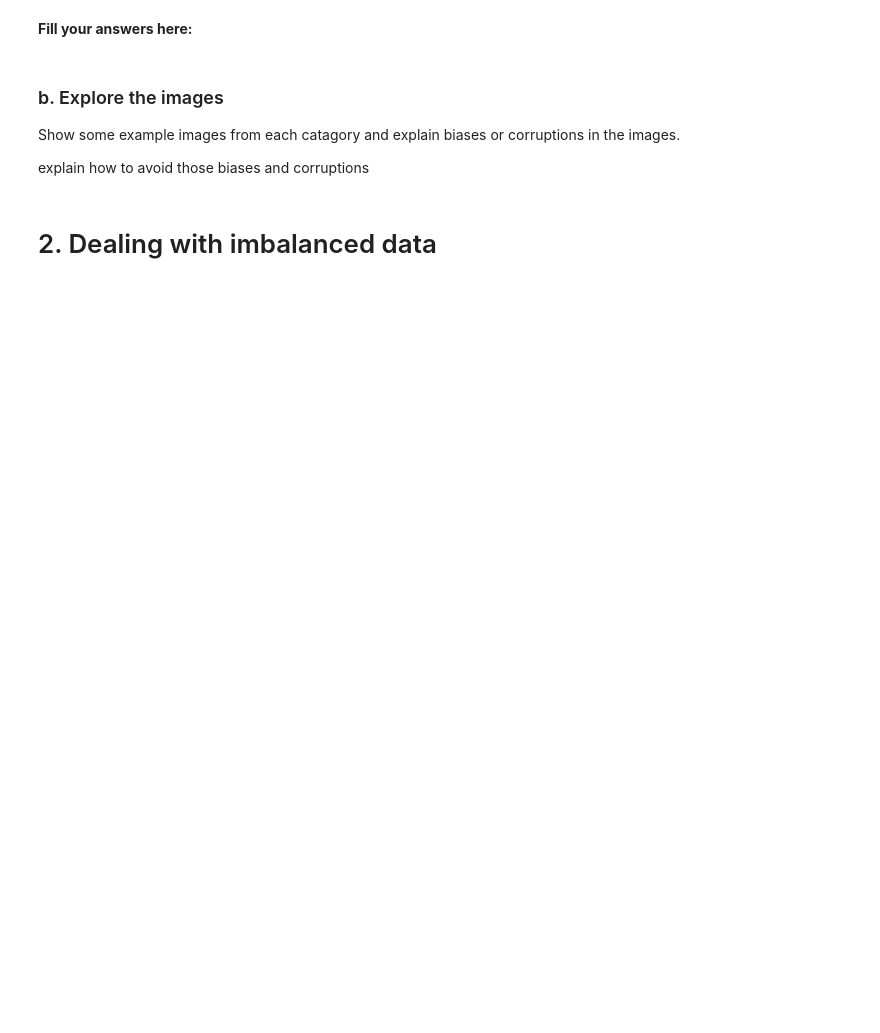
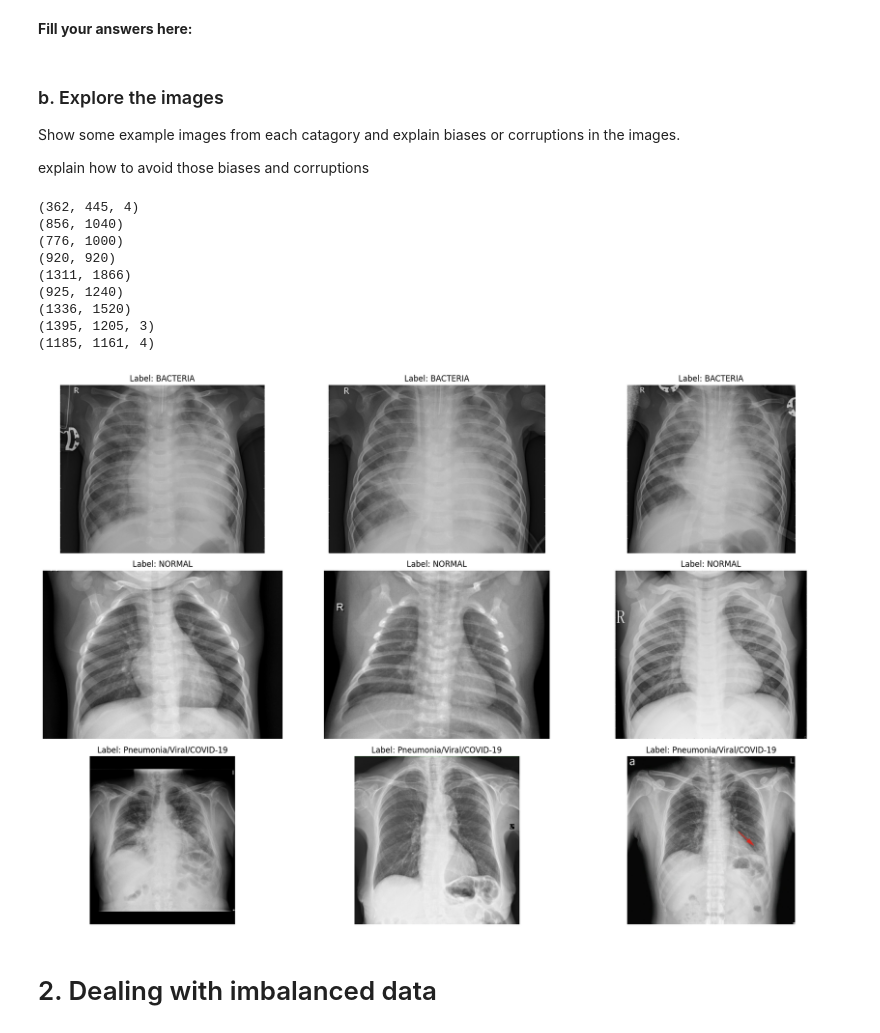
Before and after one commit to amirnadaBGU/deeplearningEE_hw2, a Jupyter notebook: Assignment_2_COVID_19.ipynb, the cells around one changed output. Saved outputs shown, nothing was run; the diff lists cells and outputs as text; code cells hidden in the pictures; blank space fills up the shorter version.

```diff
--- a/Assignment_2_COVID_19.ipynb
+++ b/Assignment_2_COVID_19.ipynb
@@ -401,2 +502,50 @@ explain how to avoid those biases and corruptions
+# %%
+# Group file paths by label
+grouped_samples = {}
+for path, label in zip(X_test_combined, Y_test_combined):
+    grouped_samples.setdefault(label, []).append(path)
+
+# Create a 3x3 subplot grid (3 images × 3 categories)
+fig, axes = plt.subplots(3, 3, figsize=(18, 12))
+axes = axes.flatten()
+
+# Flatten labels so we can access label names if needed
+label_names = {0: "NORMAL", 1: "BACTERIA", 2: "Pneumonia/Viral/COVID-19"}
+
+plot_idx = 0
+for label in sorted(grouped_samples.keys()):
+    samples = grouped_samples[label][5:8]  # Take first 3 images from this class
+    for path in samples:
+        print(image.shape)
+        image = mpimg.imread(path)
+        axes[plot_idx].imshow(image, cmap='gray')
+        axes[plot_idx].set_title(f"Label: {label}", fontsize=12)
+        axes[plot_idx].axis("off")
+        plot_idx += 1
+
+# Turn off any unused axes
+for i in range(plot_idx, len(axes)):
+    axes[i].axis("off")
+
+plt.tight_layout()
+plt.show()
+
+# Images not in the same size
+# Some images has more dimensions than others
+# Images not in the same brightness maybe?
+# Some images have text written or present tools
+# All images should be grayscaled
+# some images has a frame - can use random crop to try eliminating this
+# %% [output]
+(362, 445, 4)
+(856, 1040)
+(776, 1000)
+(920, 920)
+(1311, 1866)
+(925, 1240)
+(1336, 1520)
+(1395, 1205, 3)
+(1185, 1161, 4)
+[figure, added]
 # %% [markdown]
 # 2. Dealing with imbalanced data
```
Also changed, not shown: parts of 27 cells of this notebook.
